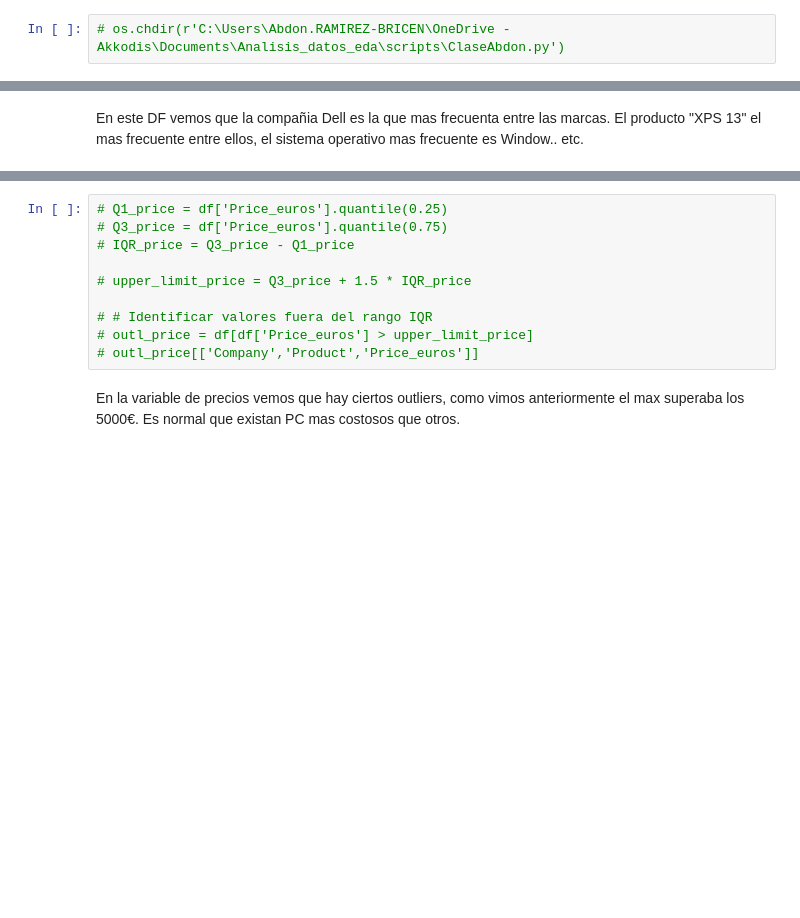
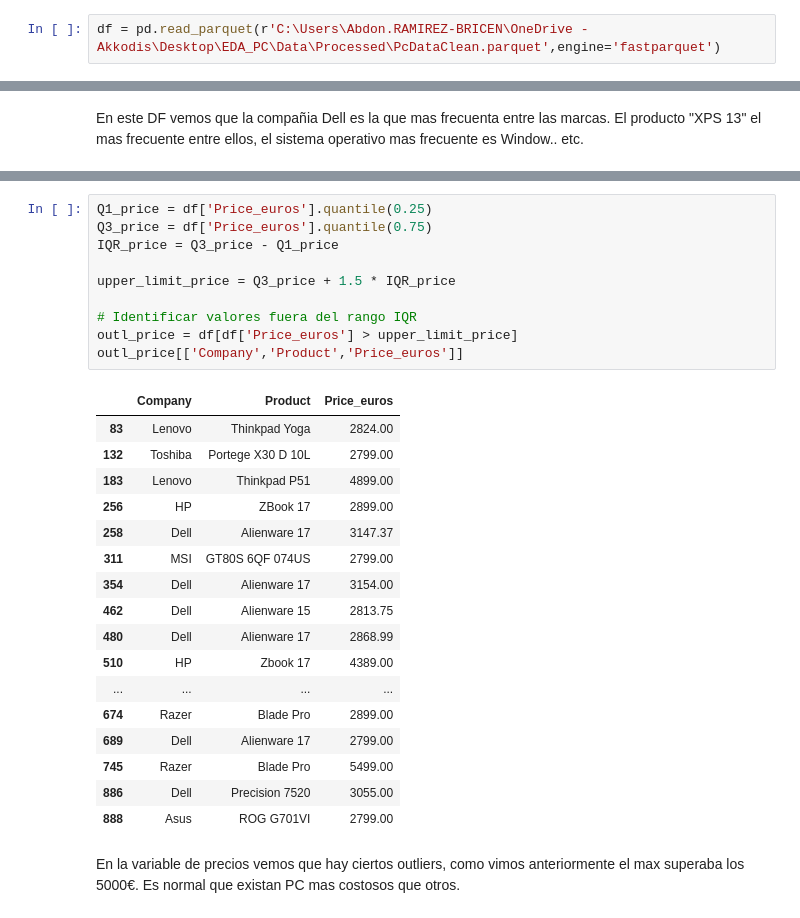
Before and after one commit to abdonrb/ML_LAPTOPS, a Jupyter notebook: Notebooks/data_loading_cleaning_train.ipynb, the cells around one changed output, grey strips where cells are left out. Drawn from its saved outputs; the diff is of its cells as text; blank space fills up the shorter version.

```diff
--- a/Notebooks/data_loading_cleaning_train.ipynb
+++ b/Notebooks/data_loading_cleaning_train.ipynb
@@ -405,7 +408,7 @@ df.to_csv('train_clean.csv',index = 'laptop_ID')
 import sys
 sys.path.append(r'C:\Users\Abdon.RAMIREZ-BRICEN\OneDrive - Akkodis\Documents\Analisis_datos_eda\scripts')
 # %%
-# os.chdir(r'C:\Users\Abdon.RAMIREZ-BRICEN\OneDrive - Akkodis\Documents\Analisis_datos_eda\scripts\ClaseAbdon.py')
+df = pd.read_parquet(r'C:\Users\Abdon.RAMIREZ-BRICEN\OneDrive - Akkodis\Desktop\EDA_PC\Data\Processed\PcDataClean.parquet',engine='fastparquet')
 # %%
 from ClaseAbdon import DataFrameAnalyzer
 # Importo mi clase
@@ -440,13 +521,31 @@ clase.plot_numeric()
 # %%
-# Q1_price = df['Price_euros'].quantile(0.25)
-# Q3_price = df['Price_euros'].quantile(0.75)
-# IQR_price = Q3_price - Q1_price
+Q1_price = df['Price_euros'].quantile(0.25)
+Q3_price = df['Price_euros'].quantile(0.75)
+IQR_price = Q3_price - Q1_price
 
-# upper_limit_price = Q3_price + 1.5 * IQR_price
+upper_limit_price = Q3_price + 1.5 * IQR_price
 
-# # Identificar valores fuera del rango IQR
-# outl_price = df[df['Price_euros'] > upper_limit_price]
-# outl_price[['Company','Product','Price_euros']]
+# Identificar valores fuera del rango IQR
+outl_price = df[df['Price_euros'] > upper_limit_price]
+outl_price[['Company','Product','Price_euros']]
+# %% [output]
+|  | Company | Product | Price_euros |
+| 83 | Lenovo | Thinkpad Yoga | 2824.00 |
+| 132 | Toshiba | Portege X30 D 10L | 2799.00 |
+| 183 | Lenovo | Thinkpad P51 | 4899.00 |
+| 256 | HP | ZBook 17 | 2899.00 |
+| 258 | Dell | Alienware 17 | 3147.37 |
+| 311 | MSI | GT80S 6QF 074US | 2799.00 |
+| 354 | Dell | Alienware 17 | 3154.00 |
+| 462 | Dell | Alienware 15 | 2813.75 |
+| 480 | Dell | Alienware 17 | 2868.99 |
+| 510 | HP | Zbook 17 | 4389.00 |
+| ... | ... | ... | ... |
+| 674 | Razer | Blade Pro | 2899.00 |
+| 689 | Dell | Alienware 17 | 2799.00 |
+| 745 | Razer | Blade Pro | 5499.00 |
+| 886 | Dell | Precision 7520 | 3055.00 |
+| 888 | Asus | ROG G701VI | 2799.00 |
 # %% [markdown]
 En la variable de precios vemos que hay ciertos outliers, como vimos anteriormente el max superaba los 5000€. Es normal que existan PC mas costosos que otros.
 # %%
```
Also changed, not shown: parts of 37 cells of this notebook, 5 other files.
